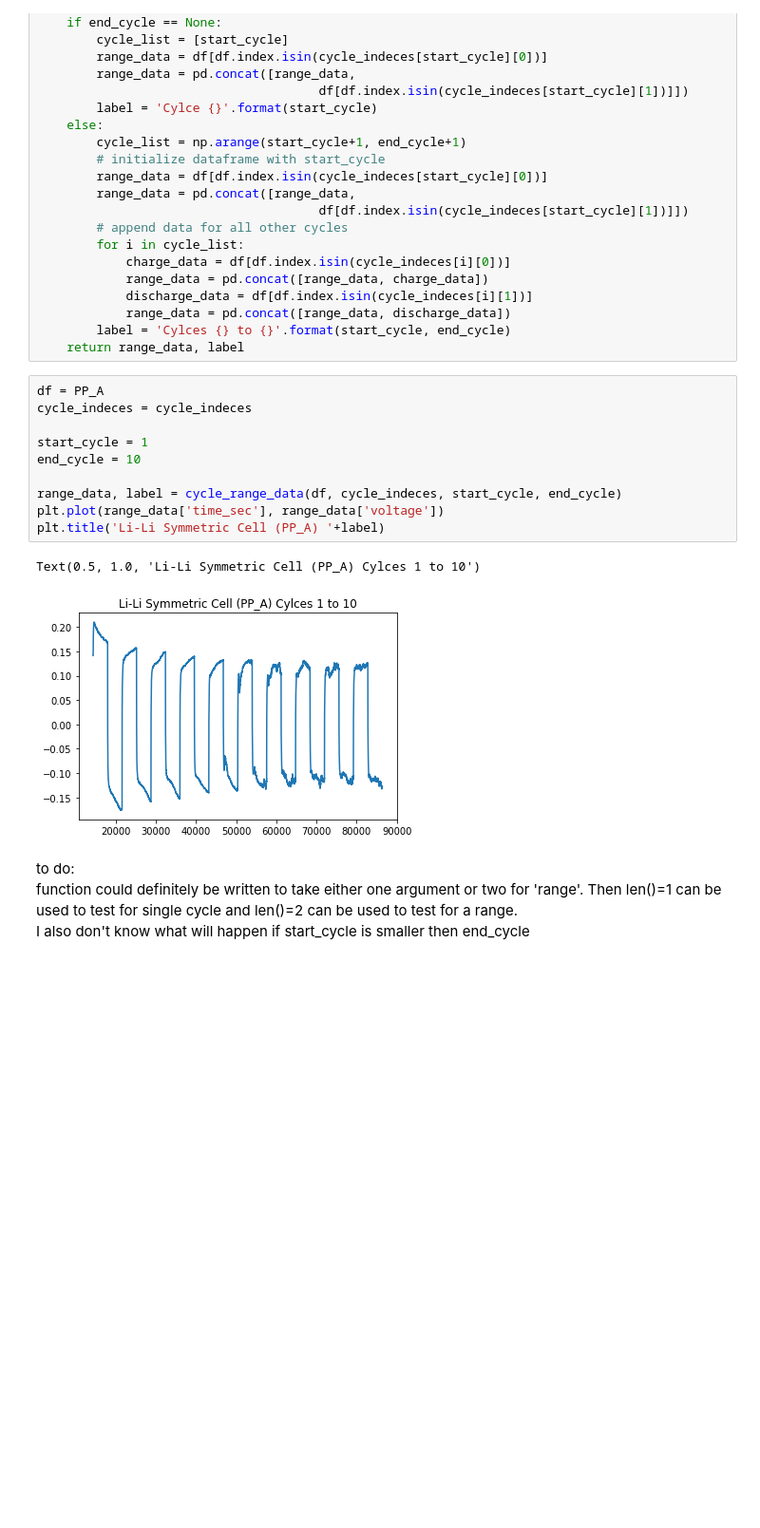
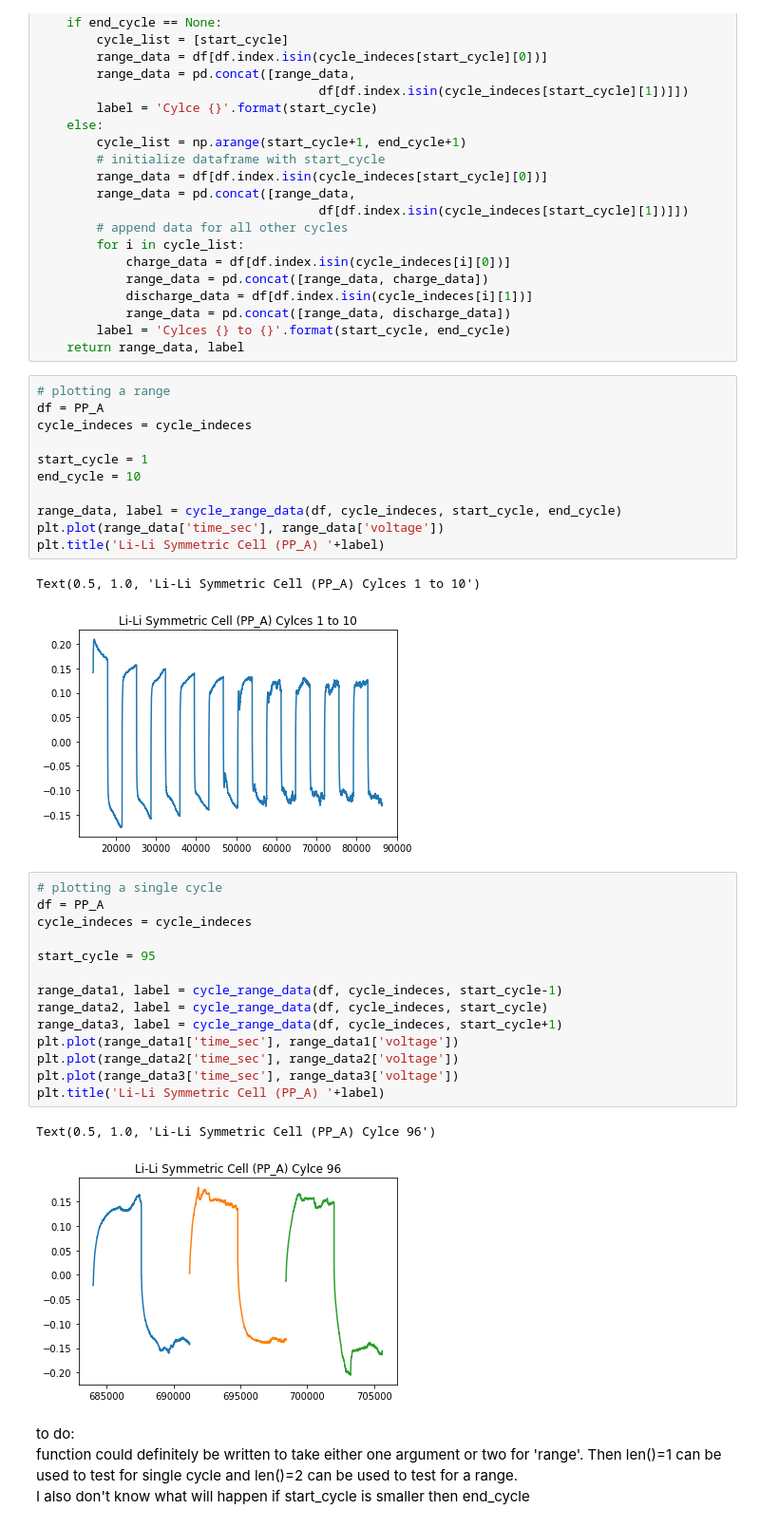
Before and after one commit to ParkerSteichen/battery_cycler, a Jupyter notebook: Li-Li_dev_3.ipynb, the cells around one changed output. Shown: that part at 95% size. Cells and saved outputs as stored; diff of their text form; blank space fills up the shorter version.

```diff
--- a/Li-Li_dev_3.ipynb
+++ b/Li-Li_dev_3.ipynb
@@ -115,6 +115,7 @@ def cycle_range_data(df, cycle_indeces, start_cycle, end_cycle=None):
         label = 'Cylces {} to {}'.format(start_cycle, end_cycle)
     return range_data, label
 # %%
+# plotting a range
 df = PP_A
 cycle_indeces = cycle_indeces
 
@@ -127,6 +128,23 @@ plt.title('Li-Li Symmetric Cell (PP_A) '+label)
 # %% [output]
 Text(0.5, 1.0, 'Li-Li Symmetric Cell (PP_A) Cylces 1 to 10')
 [figure]
+# %%
+# plotting a single cycle
+df = PP_A
+cycle_indeces = cycle_indeces
+
+start_cycle = 95
+
+range_data1, label = cycle_range_data(df, cycle_indeces, start_cycle-1)
+range_data2, label = cycle_range_data(df, cycle_indeces, start_cycle)
+range_data3, label = cycle_range_data(df, cycle_indeces, start_cycle+1)
+plt.plot(range_data1['time_sec'], range_data1['voltage'])
+plt.plot(range_data2['time_sec'], range_data2['voltage'])
+plt.plot(range_data3['time_sec'], range_data3['voltage'])
+plt.title('Li-Li Symmetric Cell (PP_A) '+label)
+# %% [output]
+Text(0.5, 1.0, 'Li-Li Symmetric Cell (PP_A) Cylce 96')
+[figure, added]
 # %% [markdown]
 to do:
 function could definitely be written to take either one argument or two for 'range'. Then len()=1 can be used to test for single cycle and len()=2 can be used to test for a range.
```
